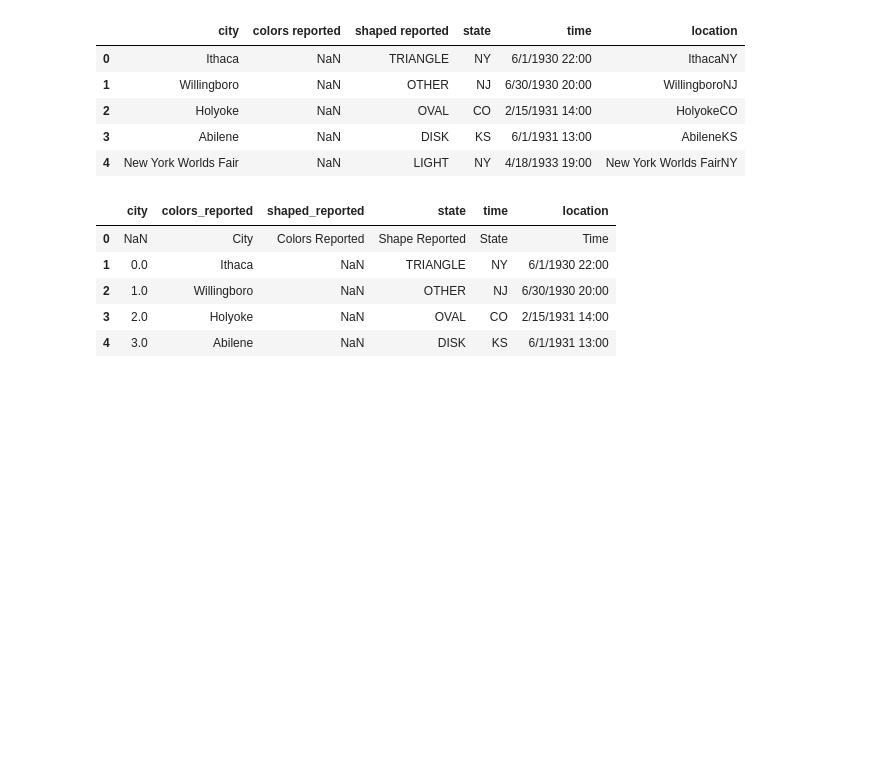
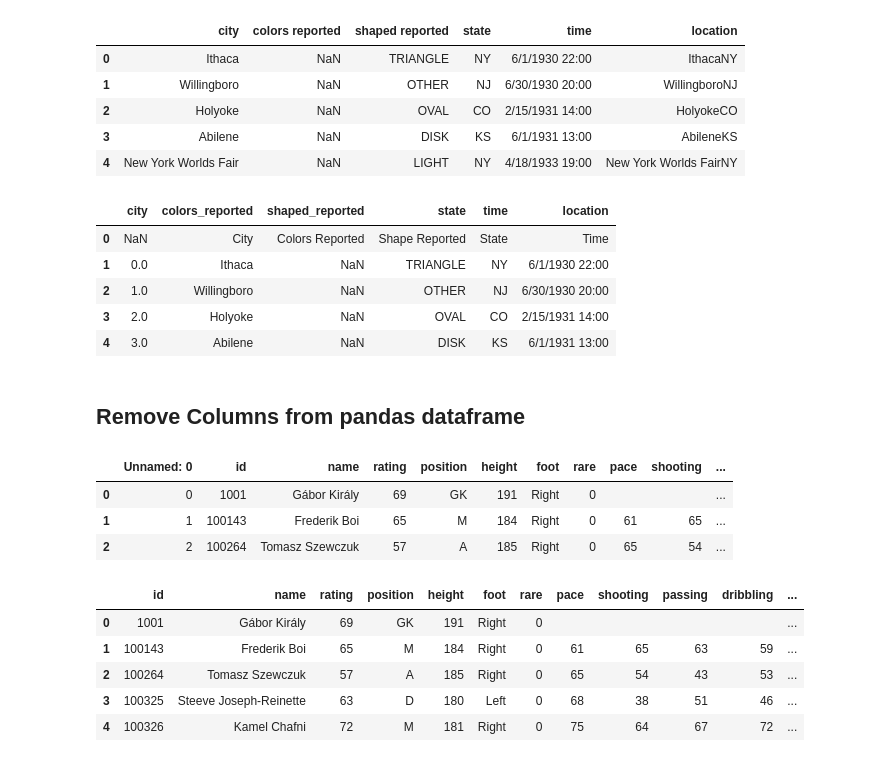
Before and after one commit to shahriar0999/pandas, a Jupyter notebook: pandas.ipynb, the cells around one changed output. Cells and saved outputs as stored; diff of their text form; code cells hidden in the pictures; blank space fills up the shorter version.

```diff
--- a/pandas.ipynb
+++ b/pandas.ipynb
@@ -75,3 +75,23 @@ ufo_reports.head()
 | 2 | 1.0 | Willingboro | NaN | OTHER | NJ | 6/30/1930 20:00 |
 | 3 | 2.0 | Holyoke | NaN | OVAL | CO | 2/15/1931 14:00 |
 | 4 | 3.0 | Abilene | NaN | DISK | KS | 6/1/1931 13:00 |
+# %% [markdown]
+## Remove Columns from pandas dataframe
+# %%
+Fifa = pd.read_csv('fifa.csv')
+Fifa.head(3)
+# %% [output]
+|  | Unnamed: 0 | id | name | rating | position | height | foot | rare | pace | shooting | ... |
+| 0 | 0 | 1001 | Gábor Király | 69 | GK | 191 | Right | 0 |  |  | ... |
+| 1 | 1 | 100143 | Frederik Boi | 65 | M | 184 | Right | 0 | 61 | 65 | ... |
+| 2 | 2 | 100264 | Tomasz Szewczuk | 57 | A | 185 | Right | 0 | 65 | 54 | ... |
+# %%
+Fifa.drop('Unnamed: 0', axis=1, inplace=True)
+Fifa.head()
+# %% [output]
+|  | id | name | rating | position | height | foot | rare | pace | shooting | passing | dribbling | ... |
+| 0 | 1001 | Gábor Király | 69 | GK | 191 | Right | 0 |  |  |  |  | ... |
+| 1 | 100143 | Frederik Boi | 65 | M | 184 | Right | 0 | 61 | 65 | 63 | 59 | ... |
+| 2 | 100264 | Tomasz Szewczuk | 57 | A | 185 | Right | 0 | 65 | 54 | 43 | 53 | ... |
+| 3 | 100325 | Steeve Joseph-Reinette | 63 | D | 180 | Left | 0 | 68 | 38 | 51 | 46 | ... |
+| 4 | 100326 | Kamel Chafni | 72 | M | 181 | Right | 0 | 75 | 64 | 67 | 72 | ... |
```
